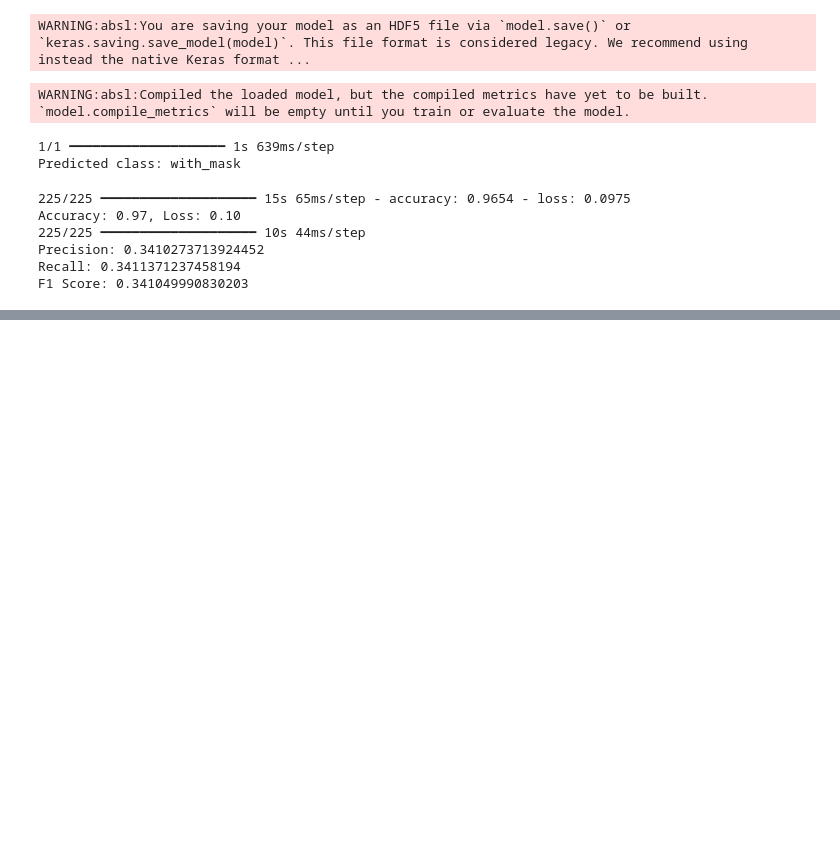
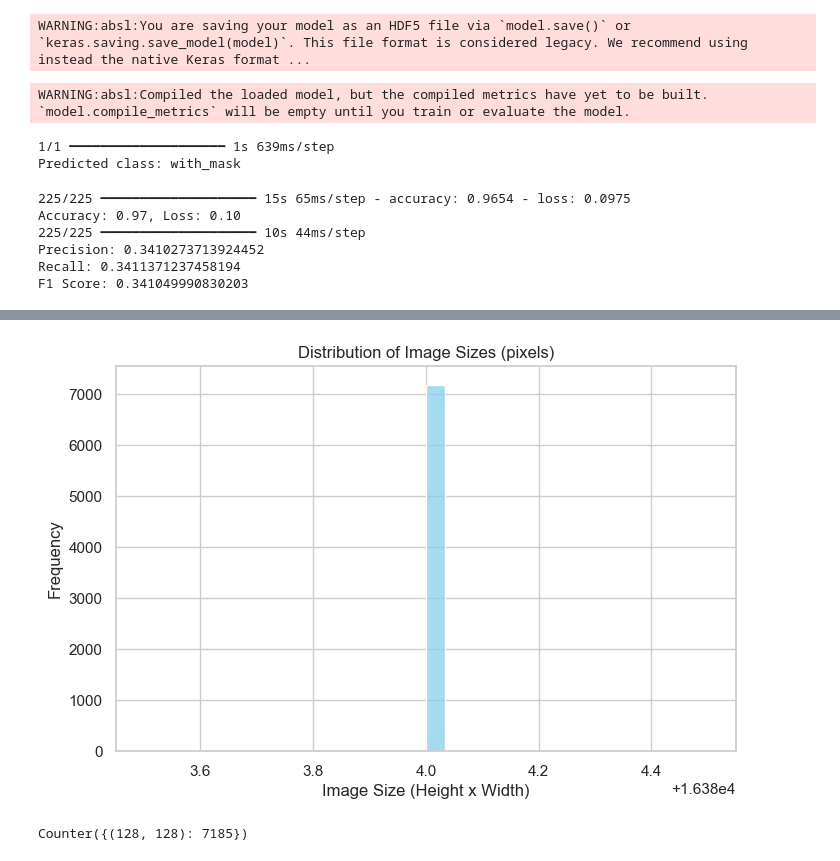
Before and after one commit to jkeza1/facemask-classification-pipeline, a Jupyter notebook: notebook/facemask_detection.ipynb, the cells around one changed output, grey strips where cells are left out. Drawn from its saved outputs; the diff is of its cells as text; code cells hidden in the pictures; blank space fills up the shorter version.

```diff
--- a/notebook/facemask_detection.ipynb
+++ b/notebook/facemask_detection.ipynb
@@ -350,0 +399,41 @@ def save_metadata(model, dataset_path):
+# %%
+import cv2
+import numpy as np
+
+image_sizes = []
+
+for cls in classes:
+    class_path = os.path.join(base_path, cls)
+    for img_name in os.listdir(class_path):
+        img_path = os.path.join(class_path, img_name)
+        img = cv2.imread(img_path)
+        if img is not None:
+            h, w, _ = img.shape
+            image_sizes.append(h * w)
+
+plt.figure(figsize=(8,5))
+sns.histplot(image_sizes, bins=30, color='skyblue')
+plt.title('Distribution of Image Sizes (pixels)')
+plt.xlabel('Image Size (Height x Width)')
+plt.ylabel('Frequency')
+plt.show()
+# %% [output]
+[figure, added]
+# %%
+import cv2
+import os
+from collections import Counter
+
+sizes = []
+
+for cls in classes:
+    class_path = os.path.join(base_path, cls)
+    for img_name in os.listdir(class_path):
+        img_path = os.path.join(class_path, img_name)
+        img = cv2.imread(img_path)
+        if img is not None:
+            sizes.append(img.shape[:2])  # (height, width)
+
+print(Counter(sizes))
+# %% [output]
+Counter({(128, 128): 7185})
```
Also changed, not shown: parts of 5 cells of this notebook, 5 other files.
